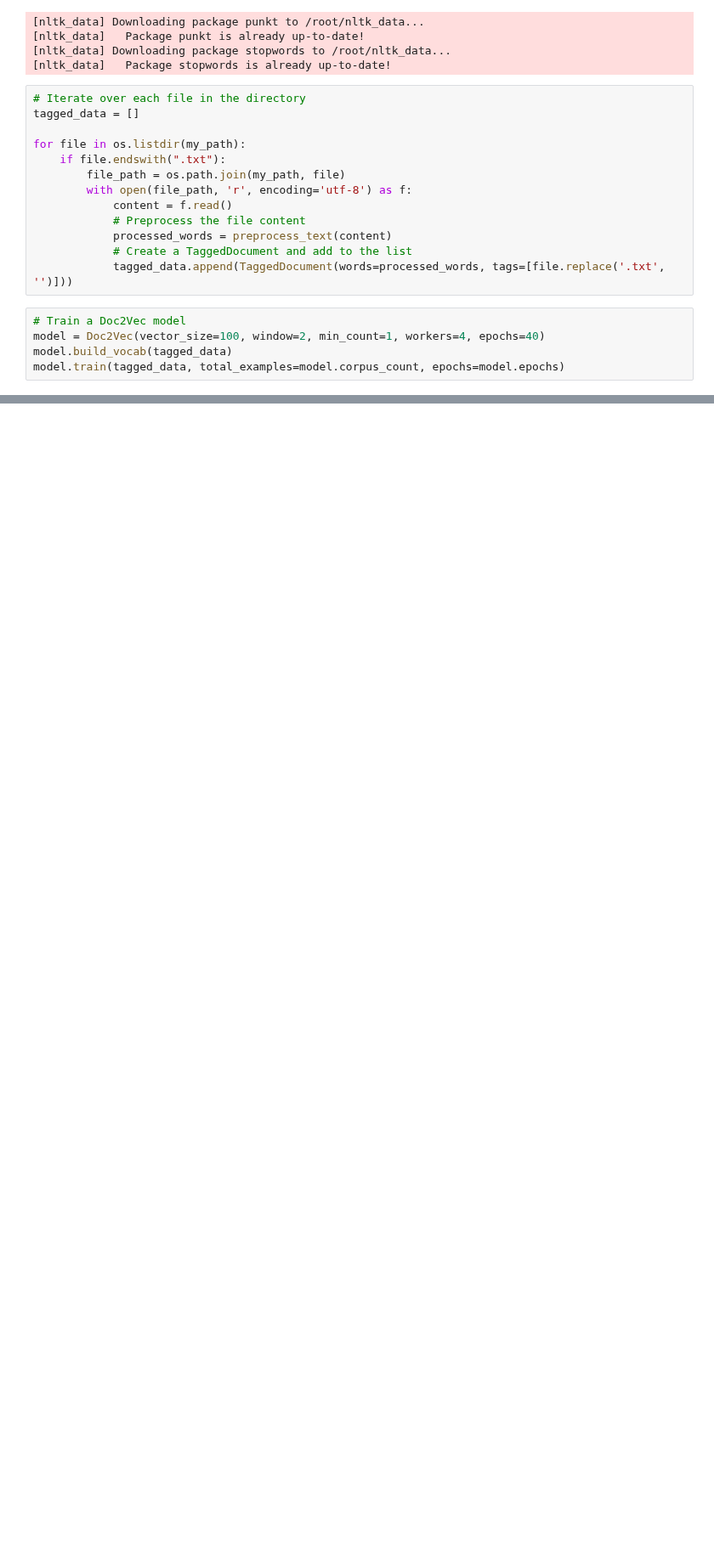
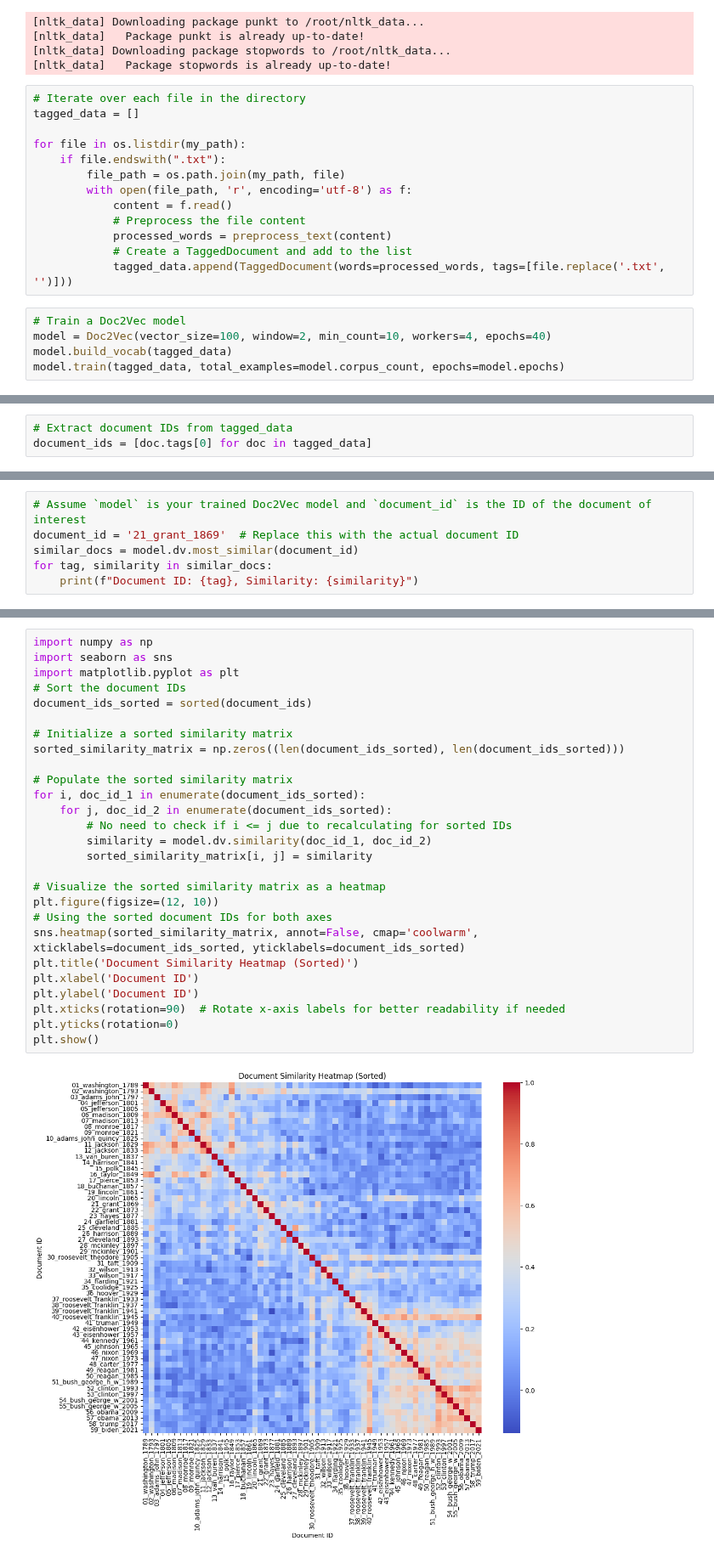
Before and after one commit to alex-smith-uwec/CS491, a Jupyter notebook: doc2vec.ipynb, the cells around one changed output, grey strips where cells are left out. Shown at 85% size. Drawn from its saved outputs; the diff is of its cells as text; blank space fills up the shorter version.

```diff
--- a/doc2vec.ipynb
+++ b/doc2vec.ipynb
@@ -53,6 +53,6 @@ for file in os.listdir(my_path):
             tagged_data.append(TaggedDocument(words=processed_words, tags=[file.replace('.txt', '')]))
 # %%
 # Train a Doc2Vec model
-model = Doc2Vec(vector_size=100, window=2, min_count=1, workers=4, epochs=40)
+model = Doc2Vec(vector_size=100, window=2, min_count=10, workers=4, epochs=40)
 model.build_vocab(tagged_data)
 model.train(tagged_data, total_examples=model.corpus_count, epochs=model.epochs)
@@ -58,0 +75,3 @@ model.train(tagged_data, total_examples=model.corpus_count, epochs=model.epochs)
+# %%
+# Extract document IDs from tagged_data
+document_ids = [doc.tags[0] for doc in tagged_data]
@@ -58,0 +120,6 @@ model.train(tagged_data, total_examples=model.corpus_count, epochs=model.epochs)
+# %%
+# Assume `model` is your trained Doc2Vec model and `document_id` is the ID of the document of interest
+document_id = '21_grant_1869'  # Replace this with the actual document ID
+similar_docs = model.dv.most_similar(document_id)
+for tag, similarity in similar_docs:
+    print(f"Document ID: {tag}, Similarity: {similarity}")
@@ -58,0 +137,29 @@ model.train(tagged_data, total_examples=model.corpus_count, epochs=model.epochs)
+# %%
+import numpy as np
+import seaborn as sns
+import matplotlib.pyplot as plt
+# Sort the document IDs
+document_ids_sorted = sorted(document_ids)
+
+# Initialize a sorted similarity matrix
+sorted_similarity_matrix = np.zeros((len(document_ids_sorted), len(document_ids_sorted)))
+
+# Populate the sorted similarity matrix
+for i, doc_id_1 in enumerate(document_ids_sorted):
+    for j, doc_id_2 in enumerate(document_ids_sorted):
+        # No need to check if i <= j due to recalculating for sorted IDs
+        similarity = model.dv.similarity(doc_id_1, doc_id_2)
+        sorted_similarity_matrix[i, j] = similarity
+
+# Visualize the sorted similarity matrix as a heatmap
+plt.figure(figsize=(12, 10))
+# Using the sorted document IDs for both axes
+sns.heatmap(sorted_similarity_matrix, annot=False, cmap='coolwarm', xticklabels=document_ids_sorted, yticklabels=document_ids_sorted)
+plt.title('Document Similarity Heatmap (Sorted)')
+plt.xlabel('Document ID')
+plt.ylabel('Document ID')
+plt.xticks(rotation=90)  # Rotate x-axis labels for better readability if needed
+plt.yticks(rotation=0)
+plt.show()
+# %% [output]
+[figure, added]
```
Also changed, not shown: parts of 3 cells of this notebook.
